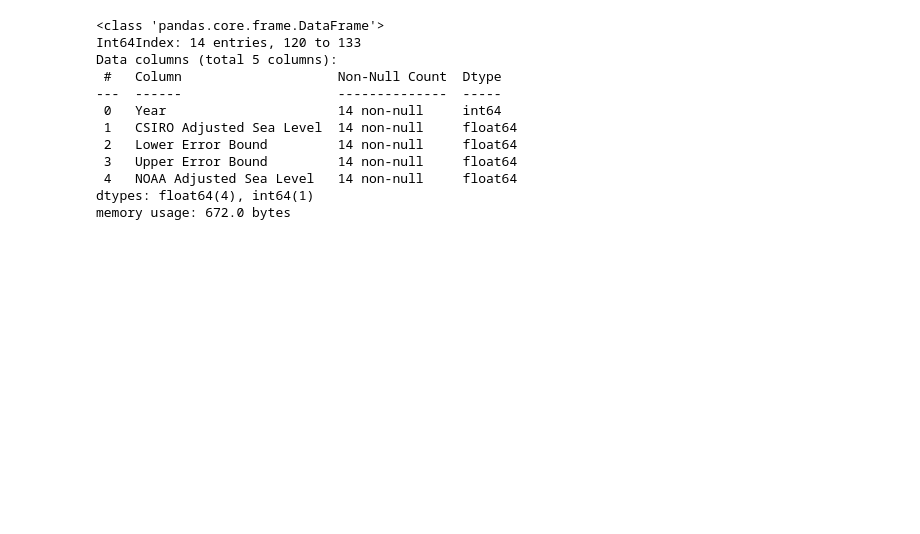
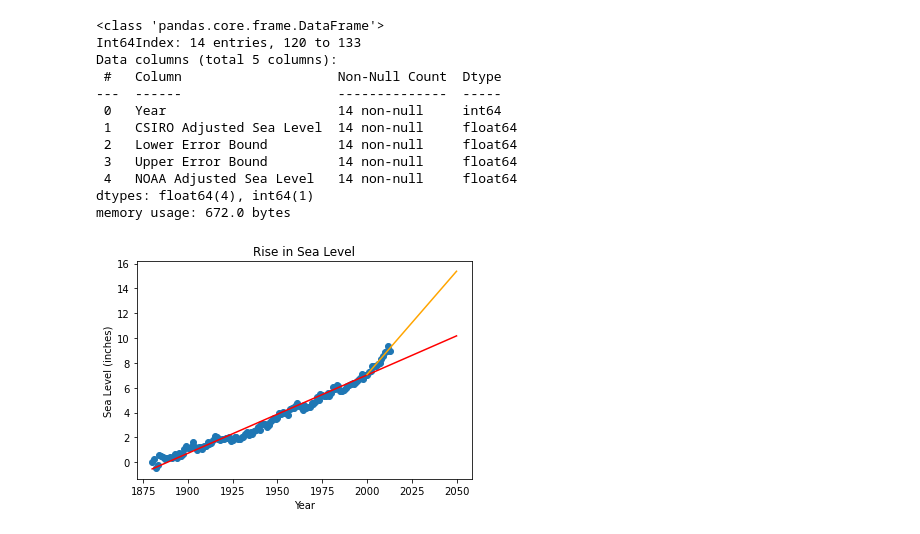
Before and after one commit to dr-rompecabezas/sea-level-predictor, a Jupyter notebook: sea-level-predictor.ipynb, the cells around one changed output. Saved outputs shown, nothing was run; the diff lists cells and outputs as text; code cells hidden in the pictures; blank space fills up the shorter version.

```diff
--- a/sea-level-predictor.ipynb
+++ b/sea-level-predictor.ipynb
@@ -167,14 +167,16 @@ line2 = [res2.slope*i + res2.intercept for i in extension2]
 # %%
 plt.scatter(x, y)
 
-plt.plot(extension, line1, 'red')
+plt.plot(extension1, line1, 'red')
 
 plt.plot(extension2, line2, 'orange')
 
 plt.title('Rise in Sea Level')
 
 plt.xlabel('Year')
 
 plt.ylabel('Sea Level (inches)')
 
 plt.show()
+# %% [output]
+[figure, added]
```
